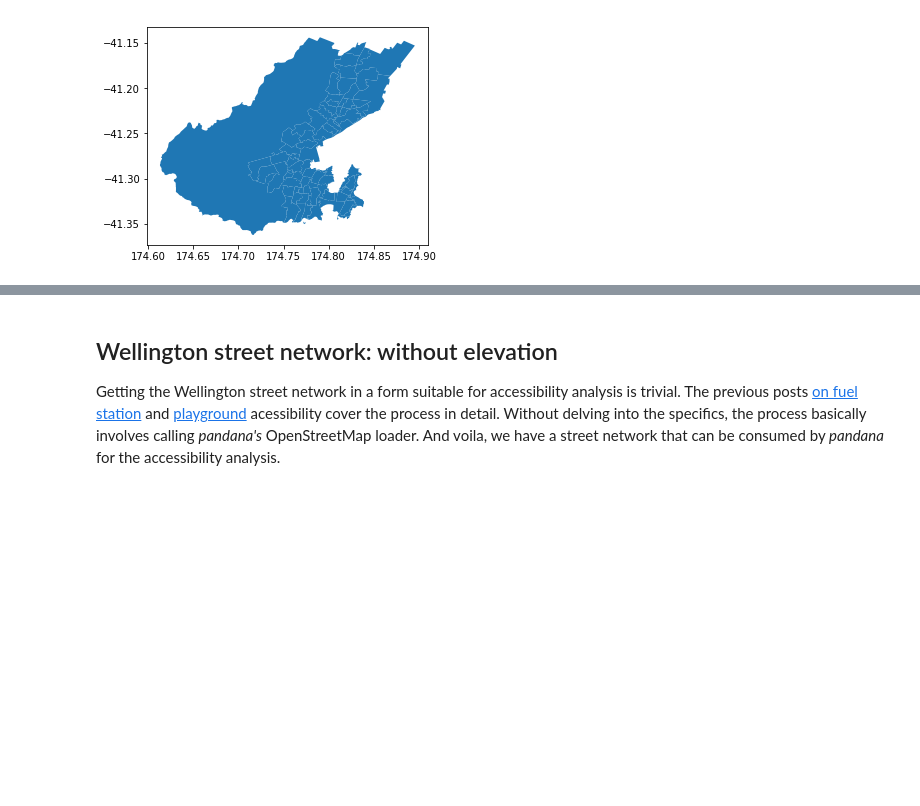
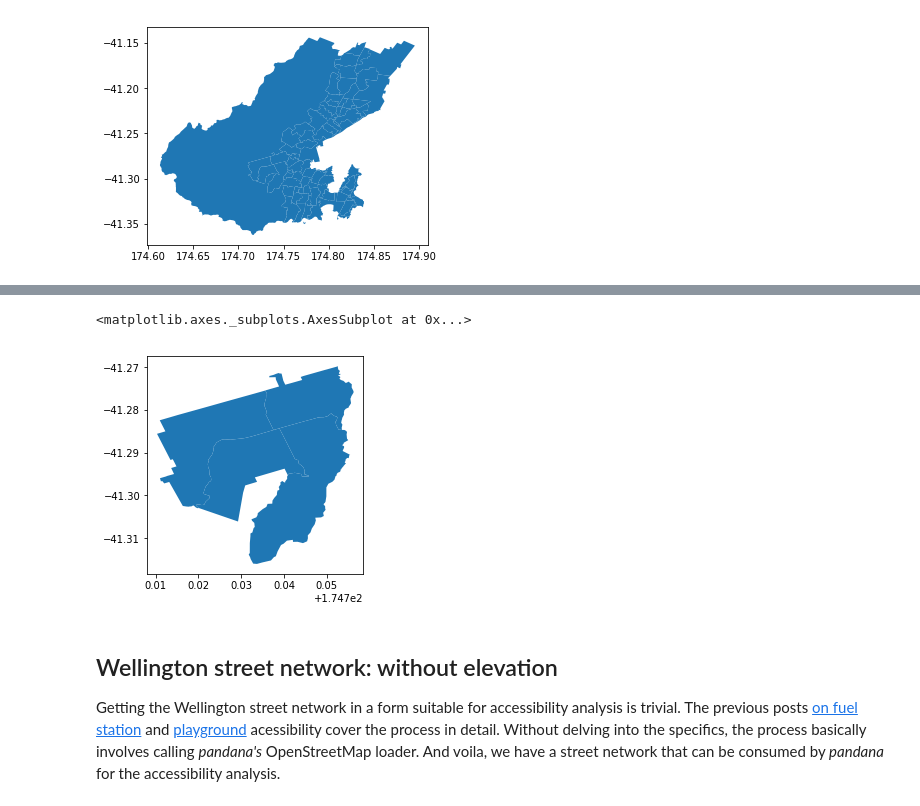
Before and after one commit to shriv/playground-pubs, a Jupyter notebook: Accessing council playgrounds.ipynb, the cells around one changed output, grey strips where cells are left out. Cells and saved outputs as stored; diff of their text form; code cells hidden in the pictures; blank space fills up the shorter version.

```diff
--- a/Accessing council playgrounds.ipynb
+++ b/Accessing council playgrounds.ipynb
@@ -117,3 +114,8 @@ wlg_area_units.plot()
+# %%
+wlg_area_units[wlg_area_units['AU2013_V1_00_NAME'].str.contains('Karori')].plot()
+# %% [output]
+<matplotlib.axes._subplots.AxesSubplot at 0x...>
+[figure, added]
 # %% [markdown]
 ## Wellington street network: without elevation
 Getting the Wellington street network in a form suitable for accessibility analysis is trivial. The previous posts [on fuel station](https://shriv.github.io/Fuel-Stations-Analysis-Part-3/) and [playground](https://shriv.github.io/Playgrounds-vs-pubs/) acessibility cover the process in detail. Without delving into the specifics, the process basically involves calling _pandana's_ OpenStreetMap loader. And voila, we have a street network that can be consumed by _pandana_ for the accessibility analysis.
```
Also changed, not shown: parts of 33 cells of this notebook.
